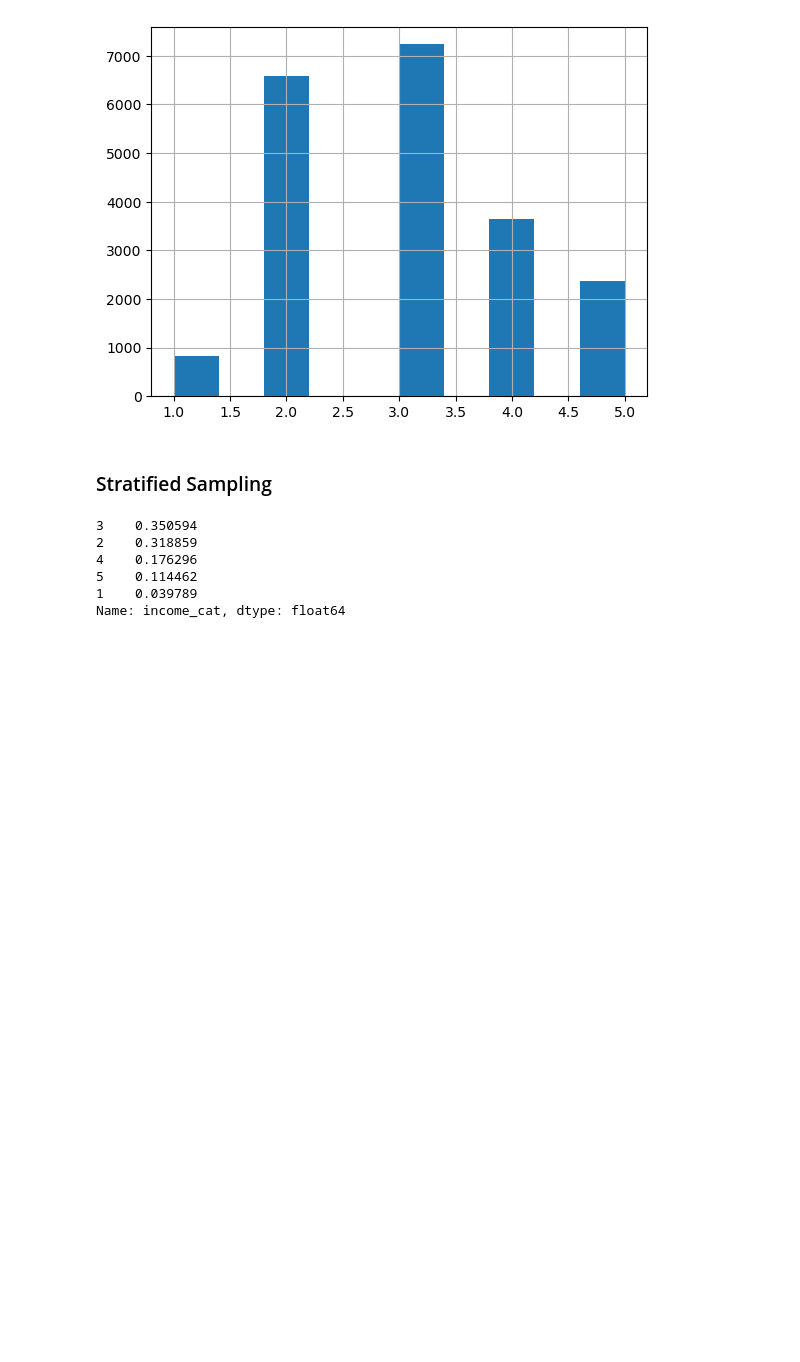
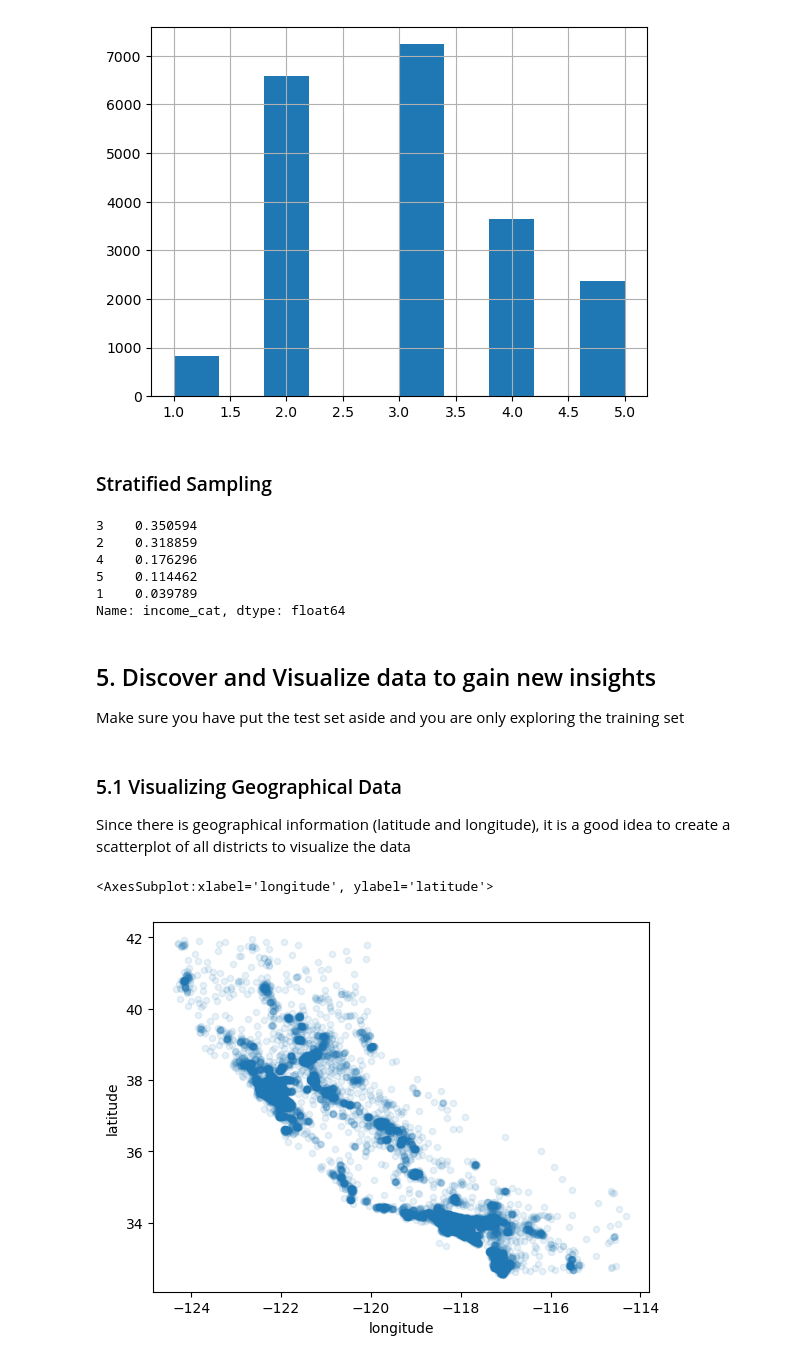
Before and after one commit to caroljoyv/housing-price-prediction, a Jupyter notebook: housing.ipynb, the cells around one changed output. Cells and saved outputs as stored; diff of their text form; code cells hidden in the pictures; blank space fills up the shorter version.

Commit message:
added data visualizations

```diff
--- a/housing.ipynb
+++ b/housing.ipynb
@@ -229,3 +229,19 @@ Name: income_cat, dtype: float64
 #drop income_cat from strat_train_set and strat_test_set
 for set_ in (strat_train_set, strat_test_set):
     set_.drop("income_cat", axis=1, inplace=True)
+# %% [markdown]
+##  5. Discover and Visualize data to gain new insights
+
+   Make sure you have put the test set aside and you are only exploring the training set
+# %%
+#create a copy of train set
+housing = strat_train_set.copy()
+# %% [markdown]
+### 5.1 Visualizing Geographical Data
+   Since there is geographical information (latitude and longitude), it is a good idea to create a scatterplot of all districts to visualize the data
+# %%
+#create scatterplot
+housing.plot(kind="scatter", x="longitude", y="latitude", alpha=0.1 )
+# %% [output]
+<AxesSubplot:xlabel='longitude', ylabel='latitude'>
+[figure, added]
```
Also changed, not shown: parts of 5 cells of this notebook.
